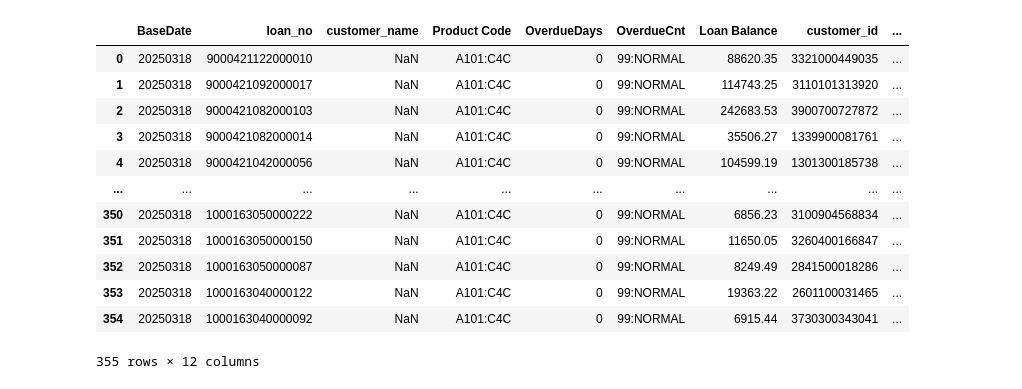
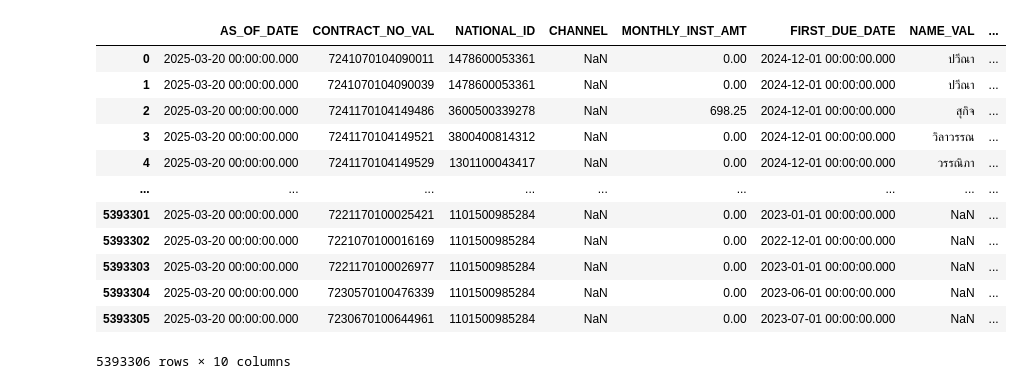
Before and after one commit to Sireetron/kbj_automation, a Jupyter notebook: checker/test.ipynb, the cells around one changed output. Saved outputs shown, nothing was run; the diff lists cells and outputs as text; code cells hidden in the pictures.

```diff
--- a/checker/test.ipynb
+++ b/checker/test.ipynb
@@ -42,16 +35,0 @@ Index(['BaseDate', 'loan_no', 'customer_name', 'Product Code', 'OverdueDays',
-# %%
-assign
-# %% [output]
-|  | BaseDate | loan_no | customer_name | Product Code | OverdueDays | OverdueCnt | Loan Balance | customer_id | ... |
-| 0 | 20250318 | 9000421122000010 | NaN | A101:C4C | 0 | 99:NORMAL | 88620.35 | 3321000449035 | ... |
-| 1 | 20250318 | 9000421092000017 | NaN | A101:C4C | 0 | 99:NORMAL | 114743.25 | 3110101313920 | ... |
-| 2 | 20250318 | 9000421082000103 | NaN | A101:C4C | 0 | 99:NORMAL | 242683.53 | 3900700727872 | ... |
-| 3 | 20250318 | 9000421082000014 | NaN | A101:C4C | 0 | 99:NORMAL | 35506.27 | 1339900081761 | ... |
-| 4 | 20250318 | 9000421042000056 | NaN | A101:C4C | 0 | 99:NORMAL | 104599.19 | 1301300185738 | ... |
-| ... | ... | ... | ... | ... | ... | ... | ... | ... | ... |
-| 350 | 20250318 | 1000163050000222 | NaN | A101:C4C | 0 | 99:NORMAL | 6856.23 | 3100904568834 | ... |
-| 351 | 20250318 | 1000163050000150 | NaN | A101:C4C | 0 | 99:NORMAL | 11650.05 | 3260400166847 | ... |
-| 352 | 20250318 | 1000163050000087 | NaN | A101:C4C | 0 | 99:NORMAL | 8249.49 | 2841500018286 | ... |
-| 353 | 20250318 | 1000163040000122 | NaN | A101:C4C | 0 | 99:NORMAL | 19363.22 | 2601100031465 | ... |
-| 354 | 20250318 | 1000163040000092 | NaN | A101:C4C | 0 | 99:NORMAL | 6915.44 | 3730300343041 | ... |
-355 rows × 12 columns
@@ -71,0 +52,16 @@ assign_delay = clean_column_names(assign)
+# %%
+customer
+# %% [output]
+|  | AS_OF_DATE | CONTRACT_NO_VAL | NATIONAL_ID | CHANNEL | MONTHLY_INST_AMT | FIRST_DUE_DATE | NAME_VAL | ... |
+| 0 | 2025-03-20 00:00:00.000 | 7241070104090011 | 1478600053361 | NaN | 0.00 | 2024-12-01 00:00:00.000 | ปวีณา | ... |
+| 1 | 2025-03-20 00:00:00.000 | 7241070104090039 | 1478600053361 | NaN | 0.00 | 2024-12-01 00:00:00.000 | ปวีณา | ... |
+| 2 | 2025-03-20 00:00:00.000 | 7241170104149486 | 3600500339278 | NaN | 698.25 | 2024-12-01 00:00:00.000 | สุกิจ | ... |
+| 3 | 2025-03-20 00:00:00.000 | 7241170104149521 | 3800400814312 | NaN | 0.00 | 2024-12-01 00:00:00.000 | วิลาวรรณ | ... |
+| 4 | 2025-03-20 00:00:00.000 | 7241170104149529 | 1301100043417 | NaN | 0.00 | 2024-12-01 00:00:00.000 | วรรณิภา | ... |
+| ... | ... | ... | ... | ... | ... | ... | ... | ... |
+| 5393301 | 2025-03-20 00:00:00.000 | 7221170100025421 | 1101500985284 | NaN | 0.00 | 2023-01-01 00:00:00.000 | NaN | ... |
+| 5393302 | 2025-03-20 00:00:00.000 | 7221070100016169 | 1101500985284 | NaN | 0.00 | 2022-12-01 00:00:00.000 | NaN | ... |
+| 5393303 | 2025-03-20 00:00:00.000 | 7221170100026977 | 1101500985284 | NaN | 0.00 | 2023-01-01 00:00:00.000 | NaN | ... |
+| 5393304 | 2025-03-20 00:00:00.000 | 7230570100476339 | 1101500985284 | NaN | 0.00 | 2023-06-01 00:00:00.000 | NaN | ... |
+| 5393305 | 2025-03-20 00:00:00.000 | 7230670100644961 | 1101500985284 | NaN | 0.00 | 2023-07-01 00:00:00.000 | NaN | ... |
+5393306 rows × 10 columns
```
Also changed, not shown: parts of 51 cells of this notebook, 9 other files.
